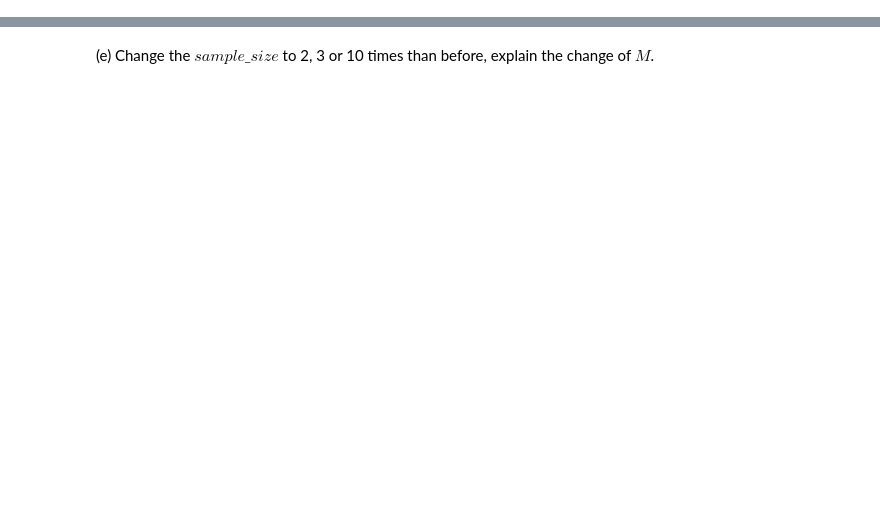
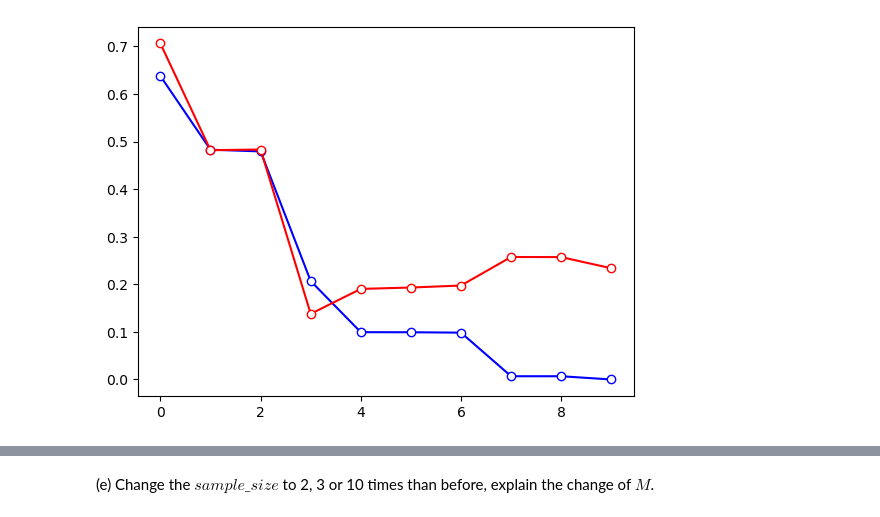
Before and after one commit to Artanisax/CS329-2023Fall, a Jupyter notebook: HW1/HW1_programQuestion/HW1_programQuestion.ipynb, the cells around one changed output, grey strips where cells are left out. Saved outputs shown, nothing was run; the diff lists cells and outputs as text; code cells hidden in the pictures; blank space fills up the shorter version.

```diff
--- a/HW1/HW1_programQuestion/HW1_programQuestion.ipynb
+++ b/HW1/HW1_programQuestion/HW1_programQuestion.ipynb
@@ -166,3 +163,21 @@ test_errors = []
+# %%
+# Write your codes here.
+training_erroes = []
+test_errors = []
+
+for i in range(10):
+    x_train_ = PolynomialFeature(i).transform(x_train)
+    x_test_ = PolynomialFeature(i).transform(x_test)
+    model.fit(x_train_, y_train)
+    model.predict(x_test_)
+    training_erroes.append(rmse(model.predict(x_train_), y_train))
+    test_errors.append(rmse(model.predict(x_test_), y_test))
+
+plt.plot(range(10), training_erroes, marker='o', color='b', markerfacecolor='w', label='train')
+plt.plot(range(10), test_errors, marker='o', color='r', markerfacecolor='w', label='test')
+plt.show()
+# %% [output]
+[figure, added]
 # %% [markdown]
 (d) Plot the graph of the predictive distribution resulting from a Bayesian treatment of polynomial curve fitting using an M=9 polynomial, with the fixed parameters $\alpha=5\times 10^{-3}$ and $\beta=11.1$(corresponding to the known noise variance).
 ![](bayesianRegression.png)
```
Also changed, not shown: parts of 8 cells of this notebook, 1 other file.
